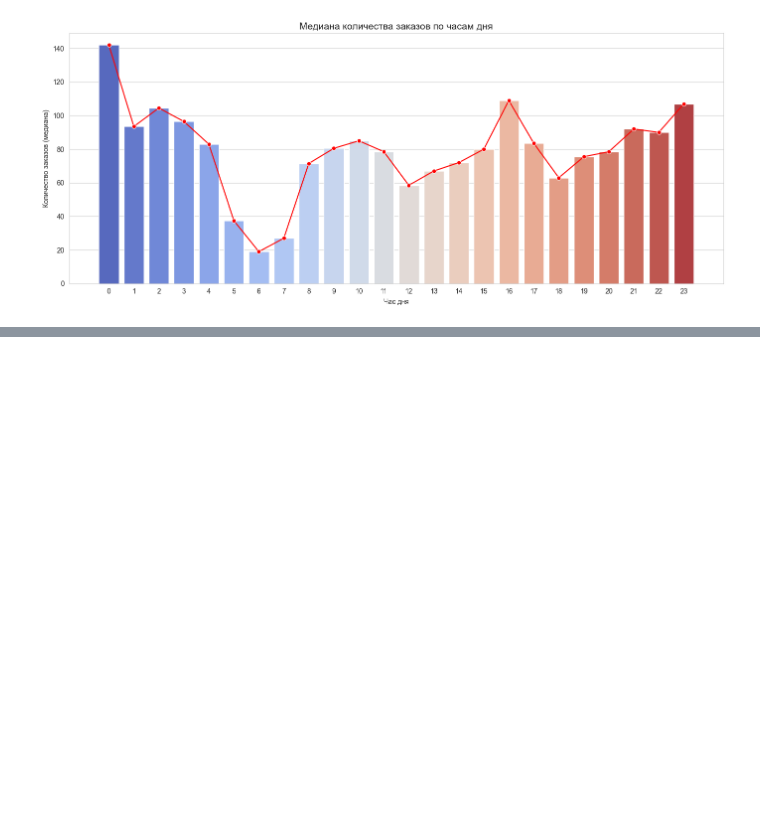
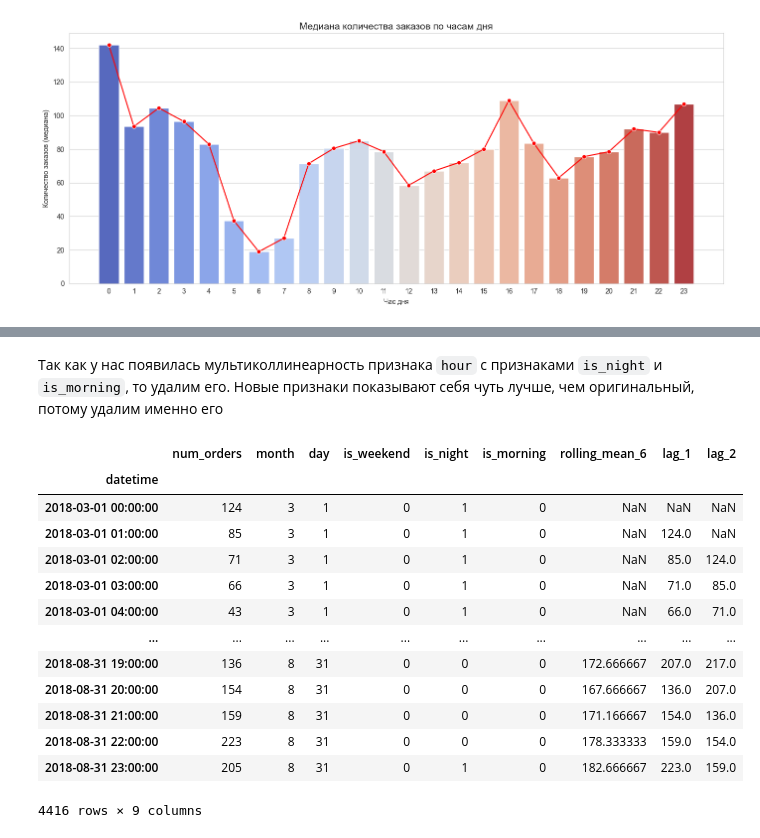
Before and after one commit to Moncervers/taxi_orders_prediction, a Jupyter notebook: project_notebook.ipynb, the cells around one changed output, grey strips where cells are left out. Saved outputs shown, nothing was run; the diff lists cells and outputs as text; code cells hidden in the pictures; blank space fills up the shorter version.

```diff
--- a/project_notebook.ipynb
+++ b/project_notebook.ipynb
@@ -328,0 +401,44 @@ del (
+# %% [markdown]
+Так как у нас появилась мультиколлинеарность признака `hour` с признаками `is_night` и `is_morning`, то удалим его. Новые признаки показывают себя чуть лучше, чем оригинальный, потому удалим именно его
+# %%
+# Удаляем признак `hour`
+df = df.drop('hour', axis=1)
+# %%
+def create_lag_and_rolling(df: pd.DataFrame, n: int = 2, window_size: int = 2) -> pd.DataFrame:
+    """
+    Функция для создания признаков lag_n и rolling_mean.
+
+    :param df: Датафрейм с данными
+    :param n: Количество отстающих значений для lag_n
+    :param window_size: Размер окна для скользящего среднего
+    :return: Датафрейм с новыми признаками
+    """
+    # Создаем признак rolling_mean
+    df[f'rolling_mean_{window_size}'] = df['num_orders'].shift(1).rolling(window=window_size).mean()
+
+    # Создаем признак lag_n
+    for i in range(1, n + 1):
+        df[f'lag_{i}'] = df['num_orders'].shift(i)
+
+    return df
+# %%
+# Применяем функцию
+df = create_lag_and_rolling(df, n=2, window_size=6)
+
+# Выводим датасет
+df
+# %% [output]
+|  | num_orders | month | day | is_weekend | is_night | is_morning | rolling_mean_6 | lag_1 | lag_2 |
+| datetime |  |  |  |  |  |  |  |  |  |
+| 2018-03-01 00:00:00 | 124 | 3 | 1 | 0 | 1 | 0 | NaN | NaN | NaN |
+| 2018-03-01 01:00:00 | 85 | 3 | 1 | 0 | 1 | 0 | NaN | 124.0 | NaN |
+| 2018-03-01 02:00:00 | 71 | 3 | 1 | 0 | 1 | 0 | NaN | 85.0 | 124.0 |
+| 2018-03-01 03:00:00 | 66 | 3 | 1 | 0 | 1 | 0 | NaN | 71.0 | 85.0 |
+| 2018-03-01 04:00:00 | 43 | 3 | 1 | 0 | 1 | 0 | NaN | 66.0 | 71.0 |
+| ... | ... | ... | ... | ... | ... | ... | ... | ... | ... |
+| 2018-08-31 19:00:00 | 136 | 8 | 31 | 0 | 0 | 0 | 172.666667 | 207.0 | 217.0 |
+| 2018-08-31 20:00:00 | 154 | 8 | 31 | 0 | 0 | 0 | 167.666667 | 136.0 | 207.0 |
+| 2018-08-31 21:00:00 | 159 | 8 | 31 | 0 | 0 | 0 | 171.166667 | 154.0 | 136.0 |
+| 2018-08-31 22:00:00 | 223 | 8 | 31 | 0 | 0 | 0 | 178.333333 | 159.0 | 154.0 |
+| 2018-08-31 23:00:00 | 205 | 8 | 31 | 0 | 1 | 0 | 182.666667 | 223.0 | 159.0 |
+4416 rows × 9 columns
```
Also changed, not shown: parts of 10 cells of this notebook.
